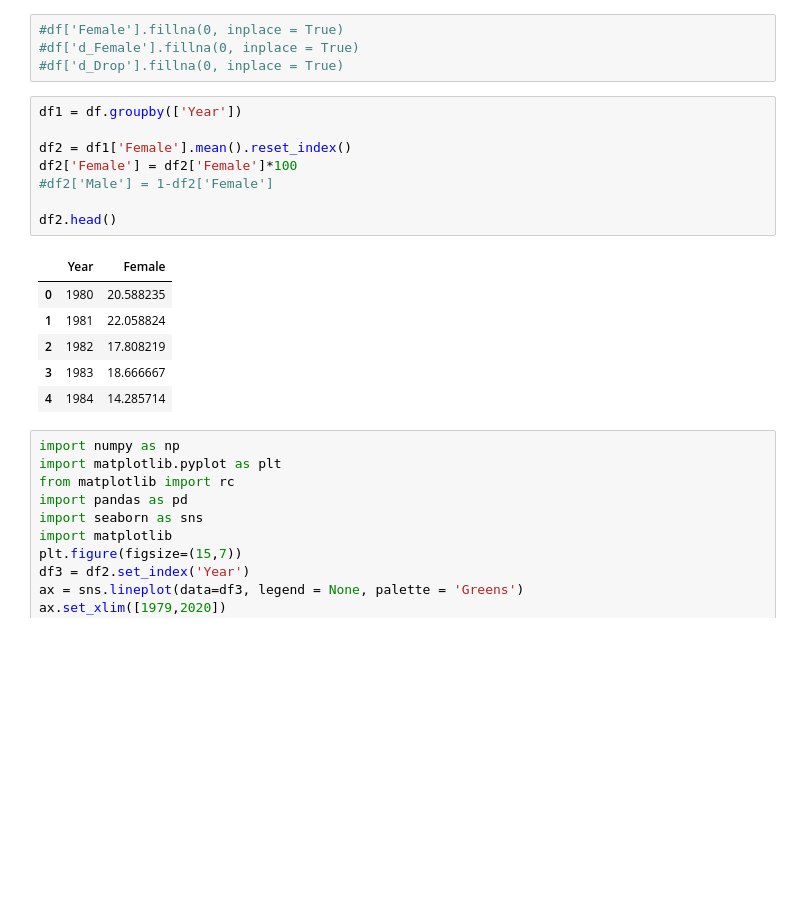
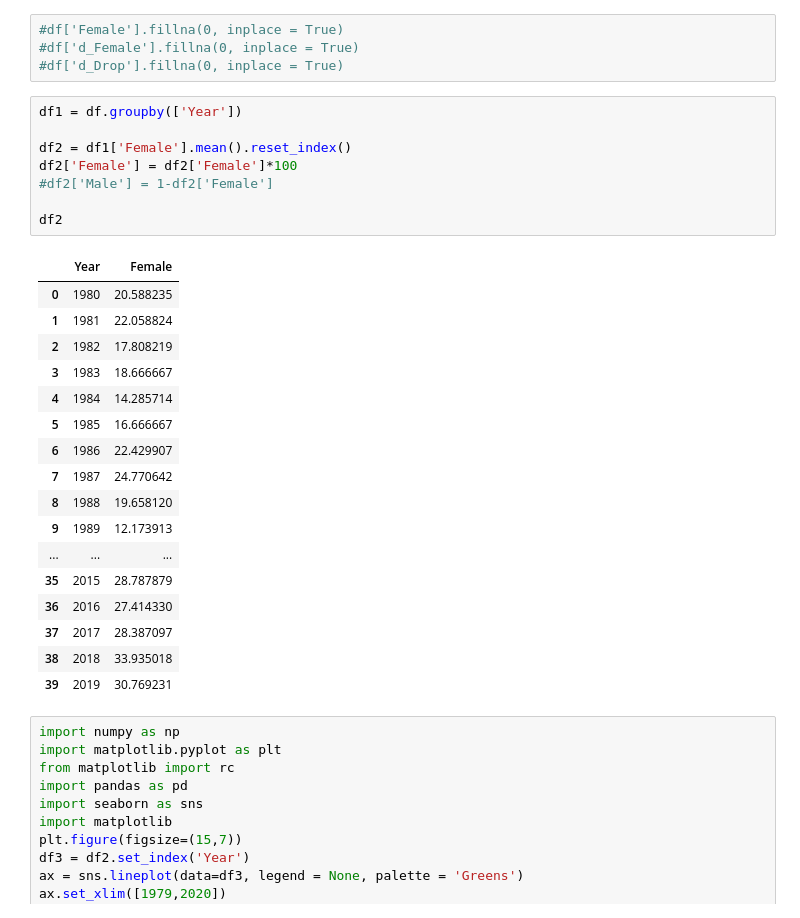
Before and after one commit to jbjornholm/Group-31-SoDa, a Jupyter notebook: Josefine/Exam notes/plots.ipynb, the cells around one changed output. Saved outputs shown, nothing was run; the diff lists cells and outputs as text; blank space fills up the shorter version.

```diff
--- a/Josefine/Exam notes/plots.ipynb
+++ b/Josefine/Exam notes/plots.ipynb
@@ -18,18 +18,29 @@ df = pd.read_csv('/Users/josefinebjornholm/Documents/GitHub/Test/Group-31-SoDa/D
 # %%
 df1 = df.groupby(['Year'])
 
 df2 = df1['Female'].mean().reset_index()
 df2['Female'] = df2['Female']*100
 #df2['Male'] = 1-df2['Female']
 
-df2.head()
+df2
 # %% [output]
 |  | Year | Female |
 | 0 | 1980 | 20.588235 |
 | 1 | 1981 | 22.058824 |
 | 2 | 1982 | 17.808219 |
 | 3 | 1983 | 18.666667 |
 | 4 | 1984 | 14.285714 |
+| 5 | 1985 | 16.666667 |
+| 6 | 1986 | 22.429907 |
+| 7 | 1987 | 24.770642 |
+| 8 | 1988 | 19.658120 |
+| 9 | 1989 | 12.173913 |
+| ... | ... | ... |
+| 35 | 2015 | 28.787879 |
+| 36 | 2016 | 27.414330 |
+| 37 | 2017 | 28.387097 |
+| 38 | 2018 | 33.935018 |
+| 39 | 2019 | 30.769231 |
 # %%
 import numpy as np
 import matplotlib.pyplot as plt
```
Also changed, not shown: 1 other file.
